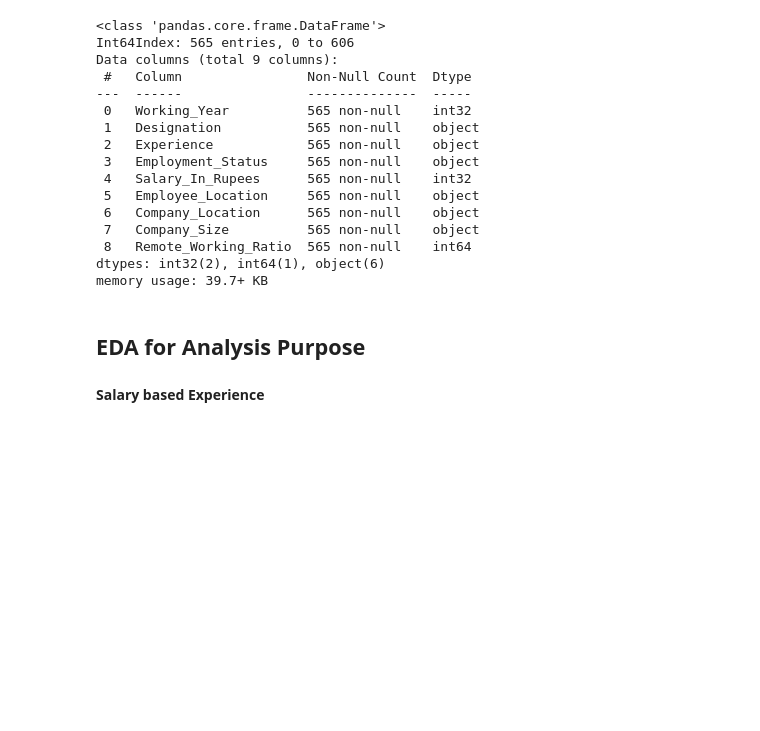
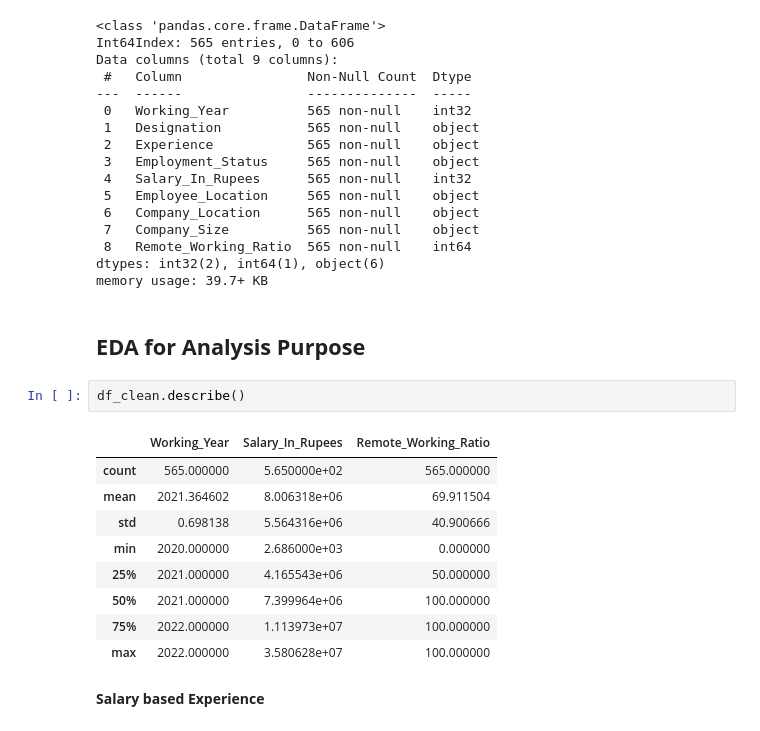
Before and after one commit to rafifaditio/Exercise, a Jupyter notebook: salary_pred.ipynb, the cells around one changed output. Drawn from its saved outputs; the diff is of its cells as text; blank space fills up the shorter version.

```diff
--- a/salary_pred.ipynb
+++ b/salary_pred.ipynb
@@ -203,6 +203,18 @@ dtypes: int32(2), int64(1), object(6)
 memory usage: 39.7+ KB
 # %% [markdown]
 ## **EDA for Analysis Purpose**
+# %%
+df_clean.describe()
+# %% [output]
+|  | Working_Year | Salary_In_Rupees | Remote_Working_Ratio |
+| count | 565.000000 | 5.650000e+02 | 565.000000 |
+| mean | 2021.364602 | 8.006318e+06 | 69.911504 |
+| std | 0.698138 | 5.564316e+06 | 40.900666 |
+| min | 2020.000000 | 2.686000e+03 | 0.000000 |
+| 25% | 2021.000000 | 4.165543e+06 | 50.000000 |
+| 50% | 2021.000000 | 7.399964e+06 | 100.000000 |
+| 75% | 2022.000000 | 1.113973e+07 | 100.000000 |
+| max | 2022.000000 | 3.580628e+07 | 100.000000 |
 # %% [markdown]
 **Salary based Experience**
 # %%
```
Also changed, not shown: parts of 14 cells of this notebook.
